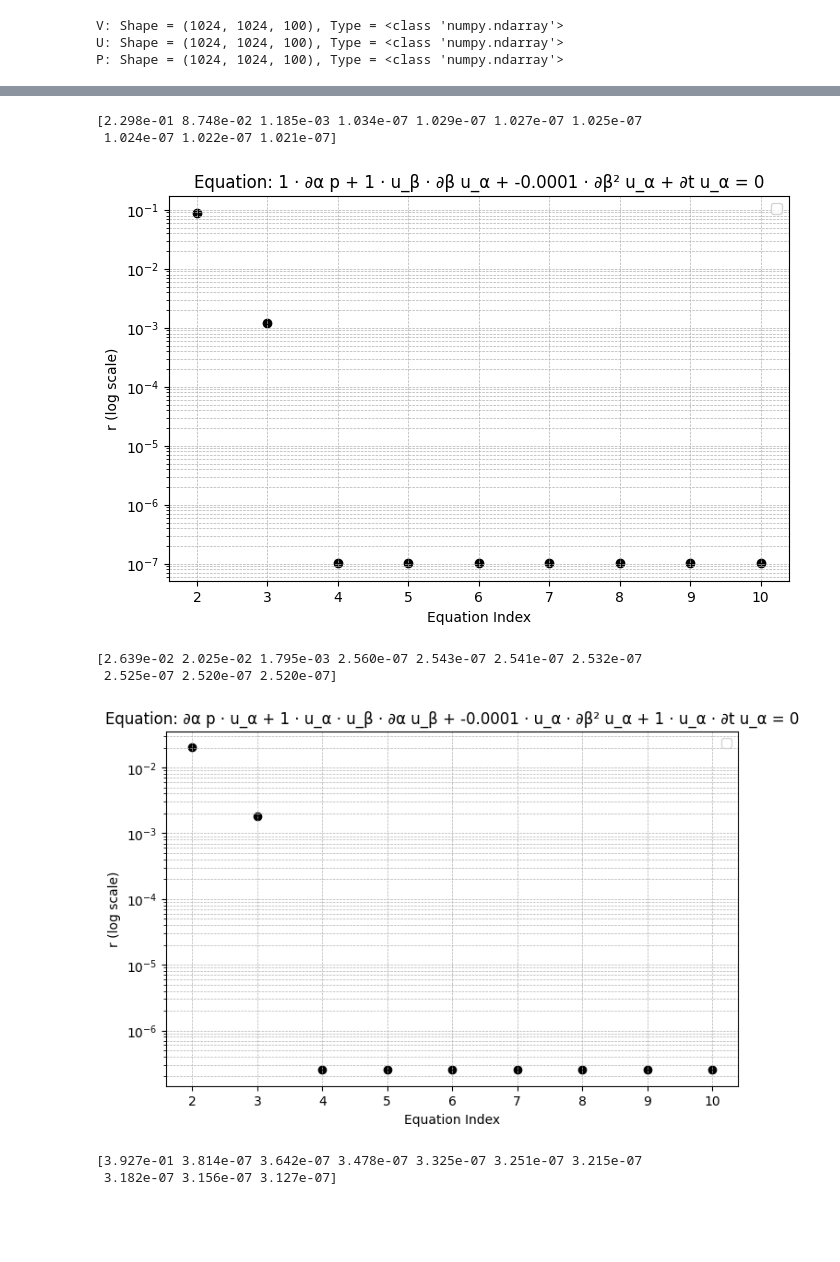
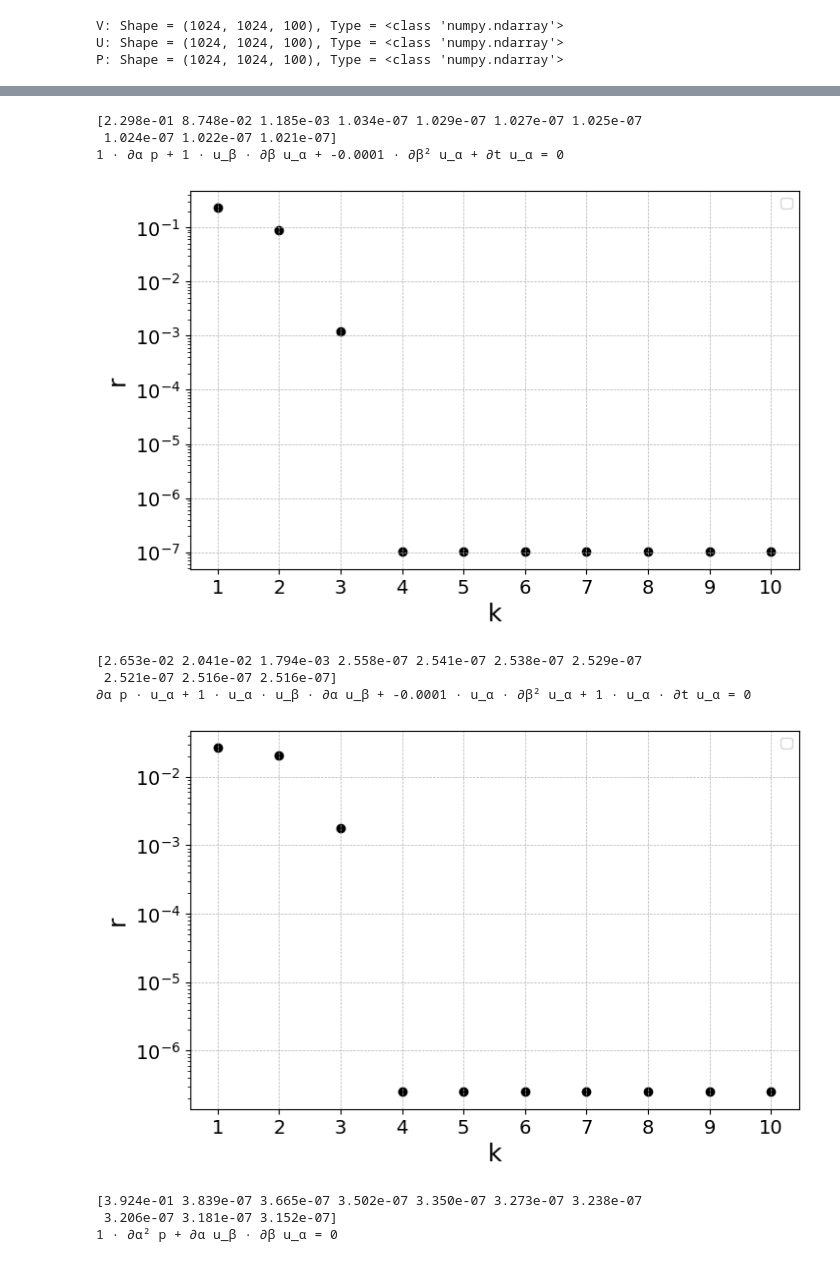
Before and after one commit to sibirica/PySPIDER, a Jupyter notebook: continuous/NS_Brandon_data.ipynb, the cells around one changed output, grey strips where cells are left out. Saved outputs shown, nothing was run; the diff lists cells and outputs as text; code cells hidden in the pictures; blank space fills up the shorter version.

Commit message:
another canonical indexing bugfix

```diff
--- a/continuous/NS_Brandon_data.ipynb
+++ b/continuous/NS_Brandon_data.ipynb
@@ -252,7 +249,7 @@ for irrep in srd.irreps:
     reg_opts_list.append(opts)
 
 eqs, lambdas, reg_results, derived_eqs, excluded_terms = interleave_identify([libs[i] for i in srd.irreps],
-reg_opts_list, threshold=1e-5, experimental=True, report_accuracy=True)
+reg_opts_list, threshold=2e-6, experimental=True, report_accuracy=True)
 #, max_equations=10)
 # %% [output]
 --- WORKING ON LIBRARY WITH IRREP Rank 0 AT COMPLEXITY 1 ---
@@ -275,39 +272,51 @@ Identified model: ∂α ∂β p + 1 · u_α · ∂γ² u_β + 1 · u_γ · ∂α
 # %%
 import numpy as np
 import matplotlib.pyplot as plt
 for i, res in enumerate(reg_results):
     if len(eqs[i].terms)>1:
         all_lambdas = res.all_lambdas
         print(all_lambdas)
         all_xis = res.all_xis
         xi_values = res.xi
         sublibrary_terms = res.sublibrary
         equations = []
+        #print(eqs[i].coeffs)
         #equation_terms = [f"{xi:.1e} {term}" for xi, term in zip(xi_values, sublibrary_terms) if abs(xi) > 1e-15]
         #equation_string = " + ".join(equation_terms)
         equation_string = str(eqs[i].pstr(**{'num_format': '{0:.3g}', 'latex_output': False}))
+        print(equation_string)
 
 
         plt.figure(figsize=(8, 5))
-        plt.scatter(range(2, len(all_lambdas) + 1), all_lambdas[1:], color='k')#, label="Lambda values") # range(1,
+        #plt.scatter(range(2, len(all_lambdas) + 1), all_lambdas[1:], color='k')#, label="Lambda values") # range(1,
+        plt.scatter(range(1, len(all_lambdas) + 1), all_lambdas, color='k')#, label="Lambda values")
+
 
         # Set log scale for y-axis
         plt.yscale("log")
 
-        plt.xlabel("Equation Index")
-        plt.ylabel("r (log scale)")
-        plt.title(f"Equation: {equation_string}")  # Use the computed equation as the title
-        plt.xticks(range(2, len(all_lambdas) + 1))  # Ensure x-axis ticks match the number of equations # range(2
+        fs = 18
+        fs2 = 14
+        plt.xlabel("k", fontsize=fs)
+        plt.ylabel("r", fontsize=fs)
+        #plt.title(f"Equation: {equation_string}")  # Use the computed equation as the title
+        #plt.xticks(range(2, len(all_lambdas) + 1), fontsize=fs2)  # Ensure x-axis ticks match the number of equations
+        plt.xticks(range(1, len(all_lambdas) + 1), fontsize=fs2)  # Ensure x-axis ticks match the number of equations
+
+        plt.yticks(fontsize=fs2)
         plt.legend()
-        plt.grid(True, which="both", linestyle="--", linewidth=0.5)
+        plt.grid(True, linestyle="--", linewidth=0.5) # which="both"
 
         plt.show()
 # %% [output]
 [2.298e-01 8.748e-02 1.185e-03 1.034e-07 1.029e-07 1.027e-07 1.025e-07
  1.024e-07 1.022e-07 1.021e-07]
+1 · ∂α p + 1 · u_β · ∂β u_α + -0.0001 · ∂β² u_α + ∂t u_α = 0
-[figure, old version]
+[figure, new version]
-[2.639e-02 2.025e-02 1.795e-03 2.560e-07 2.543e-07 2.541e-07 2.532e-07
- 2.525e-07 2.520e-07 2.520e-07]
+[2.653e-02 2.041e-02 1.794e-03 2.558e-07 2.541e-07 2.538e-07 2.529e-07
+ 2.521e-07 2.516e-07 2.516e-07]
+∂α p · u_α + 1 · u_α · u_β · ∂α u_β + -0.0001 · u_α · ∂β² u_α + 1 · u_α · ∂t u_α = 0
-[figure, old version]
+[figure, new version]
-[3.927e-01 3.814e-07 3.642e-07 3.478e-07 3.325e-07 3.251e-07 3.215e-07
- 3.182e-07 3.156e-07 3.127e-07]
+[3.924e-01 3.839e-07 3.665e-07 3.502e-07 3.350e-07 3.273e-07 3.238e-07
+ 3.206e-07 3.181e-07 3.152e-07]
+1 · ∂α² p + ∂α u_β · ∂β u_α = 0
```
Also changed, not shown: parts of 14 cells of this notebook, 4 other files.
